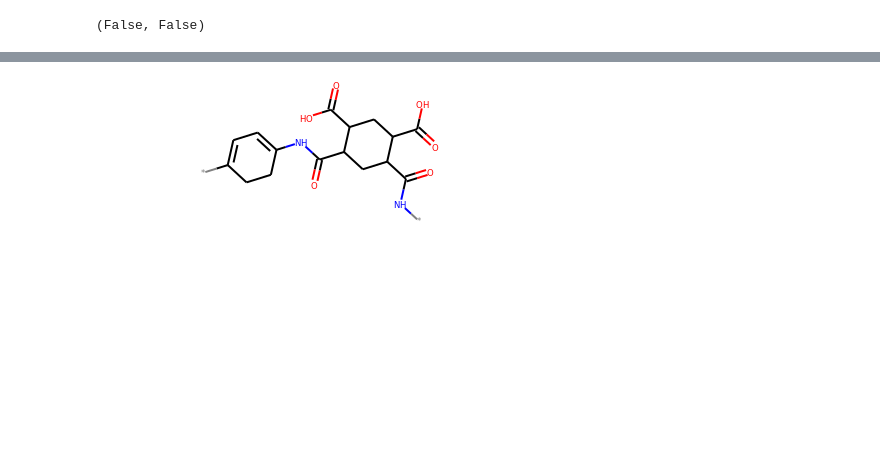
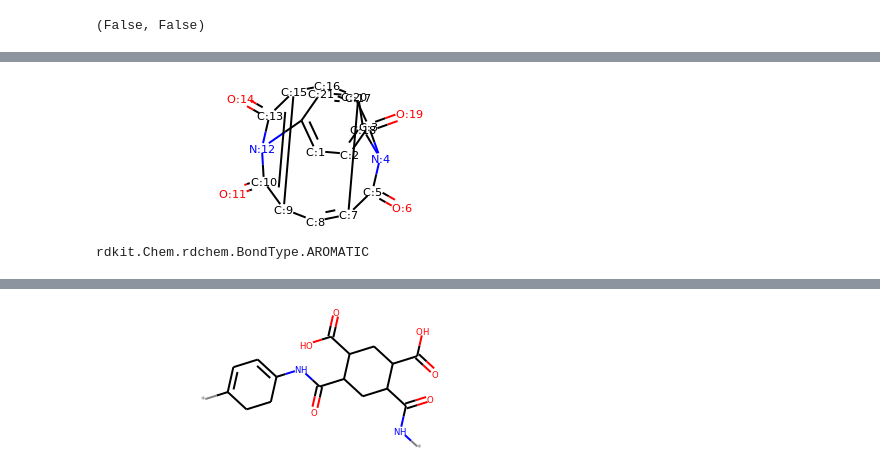
Before and after one commit to rishigurnani/hMOFs-Snurr, a Jupyter notebook: fall20_mse_8803_3.ipynb, the cells around one changed output, grey strips where cells are left out. Saved outputs shown, nothing was run; the diff lists cells and outputs as text; code cells hidden in the pictures; blank space fills up the shorter version.

```diff
--- a/fall20_mse_8803_3.ipynb
+++ b/fall20_mse_8803_3.ipynb
@@ -99,0 +127,9 @@ else:
+# %%
+pm.mol
+# %% [output]
+[figure, added]
+# %%
+Chem.SanitizeMol(pm.mol)
+pm.mol.GetBondBetweenAtoms(9,15).GetBondType()
+# %% [output]
+rdkit.Chem.rdchem.BondType.AROMATIC
```
Also changed, not shown: parts of 32 cells of this notebook.
